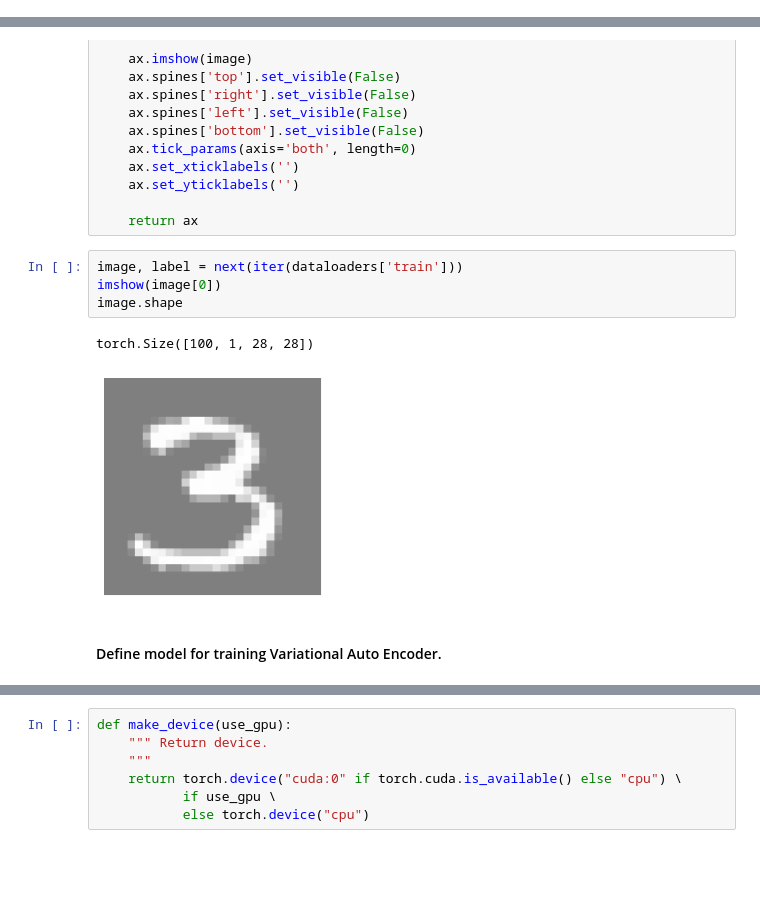
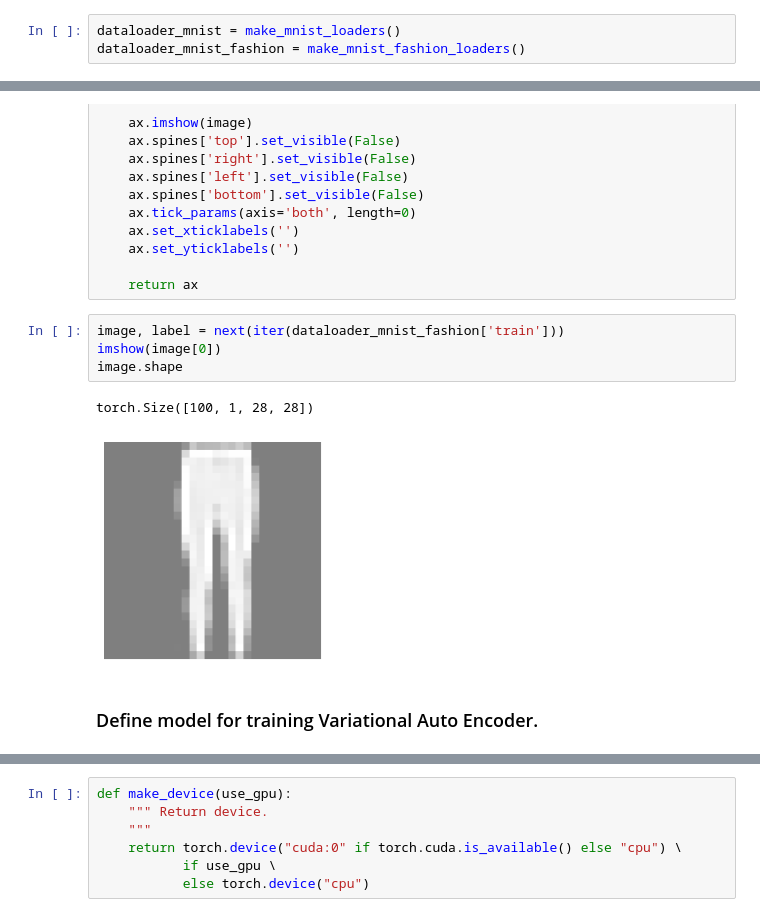
Before and after one commit to kotliarov/machine-learning, a Jupyter notebook: autoencoder/variational-autoencoder.ipynb, the cells around one changed output, grey strips where cells are left out. Saved outputs shown, nothing was run; the diff lists cells and outputs as text; blank space fills up the shorter version.

Commit message:
Train on MNIST fashion

```diff
--- a/autoencoder/variational-autoencoder.ipynb
+++ b/autoencoder/variational-autoencoder.ipynb
@@ -36,3 +55,6 @@ dataloaders = {
+# %%
+dataloader_mnist = make_mnist_loaders()
+dataloader_mnist_fashion = make_mnist_fashion_loaders()
 # %%
 def imshow(image, ax=None, title=None, normalize=True):
     """Imshow for Tensor."""
@@ -57,14 +79,14 @@ def imshow(image, ax=None, title=None, normalize=True):
 
     return ax
 # %%
-image, label = next(iter(dataloaders['train']))
+image, label = next(iter(dataloader_mnist_fashion['train']))
 imshow(image[0])
 image.shape
 # %% [output]
 torch.Size([100, 1, 28, 28])
-[figure, old version]
+[figure, new version]
 # %% [markdown]
-#### Define model for training Variational Auto Encoder.
+### Define model for training Variational Auto Encoder.
 # %%
 class Model(torch.nn.Module):
     def __init__(self, input_size, code_size, hidden_size):
```
Also changed, not shown: parts of 10 cells of this notebook.
